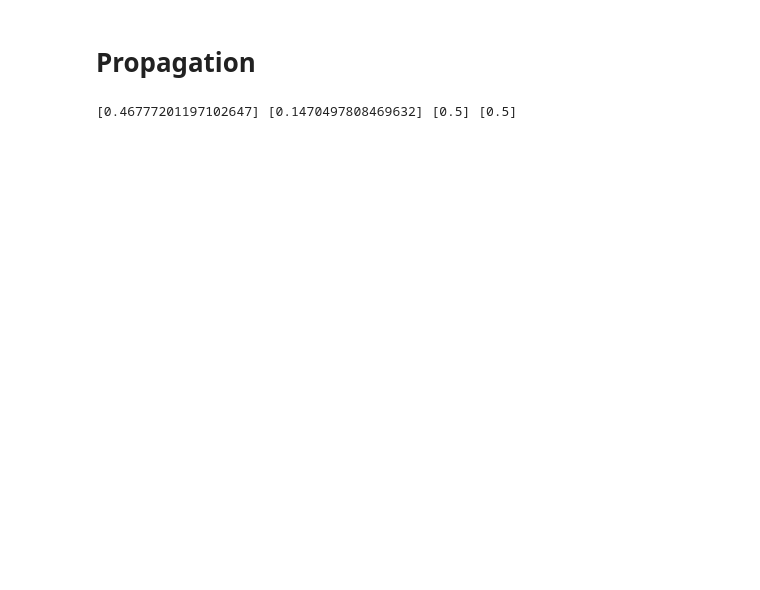
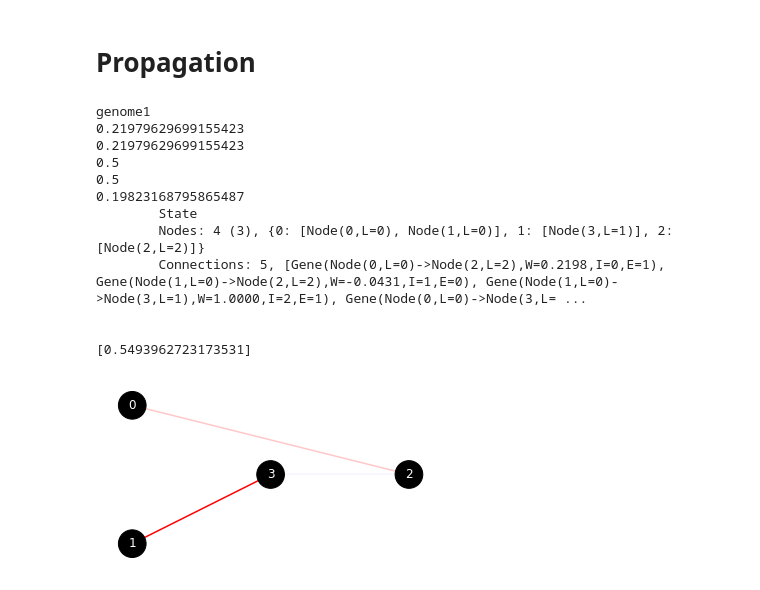
Before and after one commit to drewcurran/COS398_NEAT, a Jupyter notebook: NEAT/genome_test.ipynb, the cells around one changed output. Saved outputs shown, nothing was run; the diff lists cells and outputs as text; code cells hidden in the pictures; blank space fills up the shorter version.

```diff
--- a/NEAT/genome_test.ipynb
+++ b/NEAT/genome_test.ipynb
@@ -258,10 +268,22 @@ Crossover genome2 with genome 1 to create genome4
 # %% [markdown]
 # Propagation
-# %%
-out1 = genome1.forward_pass([1.1, 0.5])
-out2 = genome2.forward_pass([1, 0.5])
-out3 = genome3.forward_pass([1, 0.5])
-out4 = genome4.forward_pass([1, 0.5])
-print(out1, out2, out3, out4)
-# %% [output]
-[0.46777201197102647] [0.1470497808469632] [0.5] [0.5]
+# %%
+print("genome1")
+out1 = genome1.forward_pass([1, 0.5])
+genome1.print_state()
+genome1.draw_state()
+print(out1)
+# %% [output]
+genome1
+0.21979629699155423
+0.21979629699155423
+0.5
+0.5
+0.19823168795865487
+        State
+        Nodes: 4 (3), {0: [Node(0,L=0), Node(1,L=0)], 1: [Node(3,L=1)], 2: [Node(2,L=2)]}
+        Connections: 5, [Gene(Node(0,L=0)->Node(2,L=2),W=0.2198,I=0,E=1), Gene(Node(1,L=0)->Node(2,L=2),W=-0.0431,I=1,E=0), Gene(Node(1,L=0)->Node(3,L=1),W=1.0000,I=2,E=1), Gene(Node(0,L=0)->Node(3,L= ...
+
+
+[0.5493962723173531]
+[figure, added]
```
Also changed, not shown: parts of 21 cells of this notebook, 3 other files.
